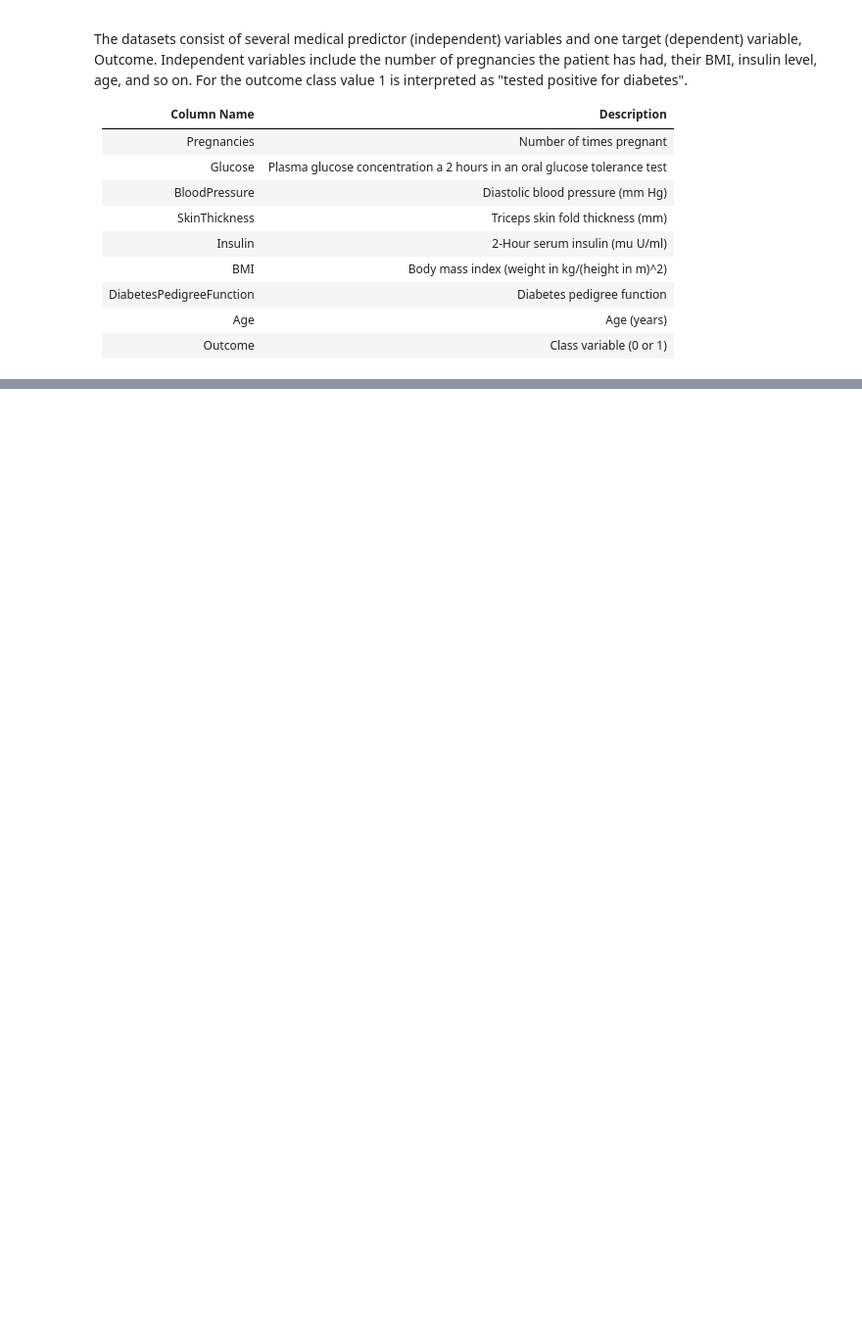
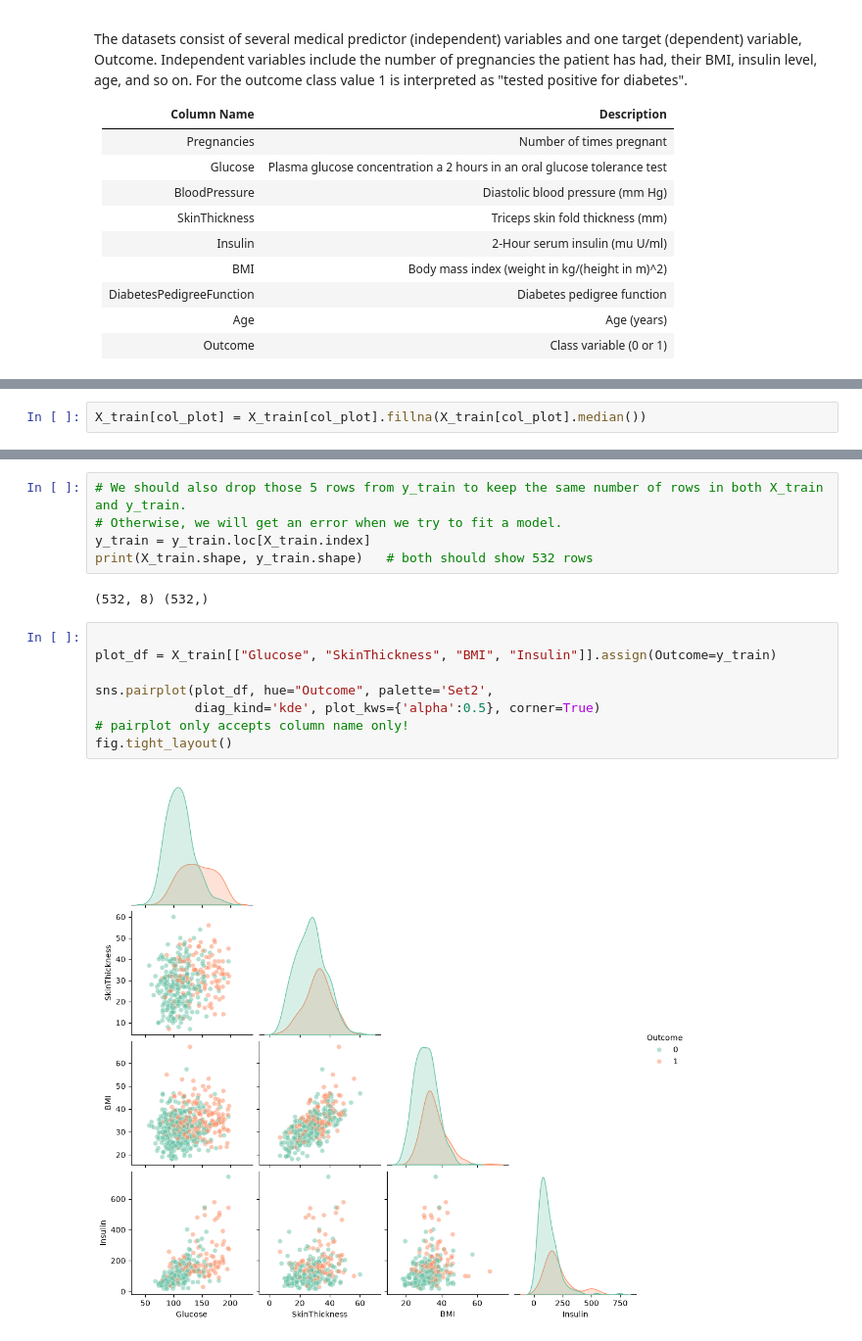
Before and after one commit to Maryam-Sajedi/ml-diabetes_challenge, a Jupyter notebook: 1_diabetes_challenge.ipynb, the cells around one changed output, grey strips where cells are left out. Shown at 98% size. Cells and saved outputs as stored; diff of their text form; blank space fills up the shorter version.

```diff
--- a/1_diabetes_challenge.ipynb
+++ b/1_diabetes_challenge.ipynb
@@ -43,0 +290,2 @@ The datasets consist of several medical predictor (independent) variables and on
+# %%
+X_train[col_plot] = X_train[col_plot].fillna(X_train[col_plot].median())
@@ -43,0 +304,17 @@ The datasets consist of several medical predictor (independent) variables and on
+# %%
+# We should also drop those 5 rows from y_train to keep the same number of rows in both X_train and y_train.
+# Otherwise, we will get an error when we try to fit a model.
+y_train = y_train.loc[X_train.index]
+print(X_train.shape, y_train.shape)   # both should show 532 rows
+# %% [output]
+(532, 8) (532,)
+# %%
+
+plot_df = X_train[["Glucose", "SkinThickness", "BMI", "Insulin"]].assign(Outcome=y_train)
+
+sns.pairplot(plot_df, hue="Outcome", palette='Set2',
+             diag_kind='kde', plot_kws={'alpha':0.5}, corner=True)
+# pairplot only accepts column name only!
+fig.tight_layout()
+# %% [output]
+[figure, added]
```
Also changed, not shown: parts of 34 cells of this notebook, 3 other files.
